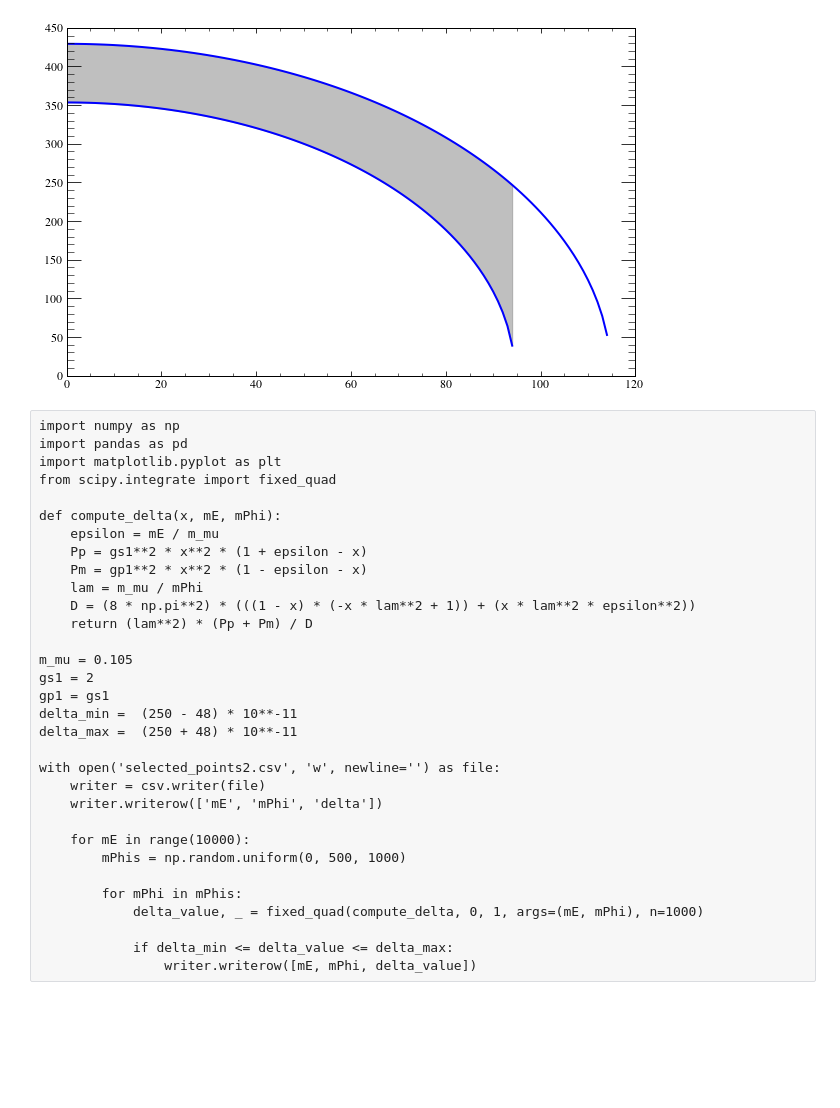
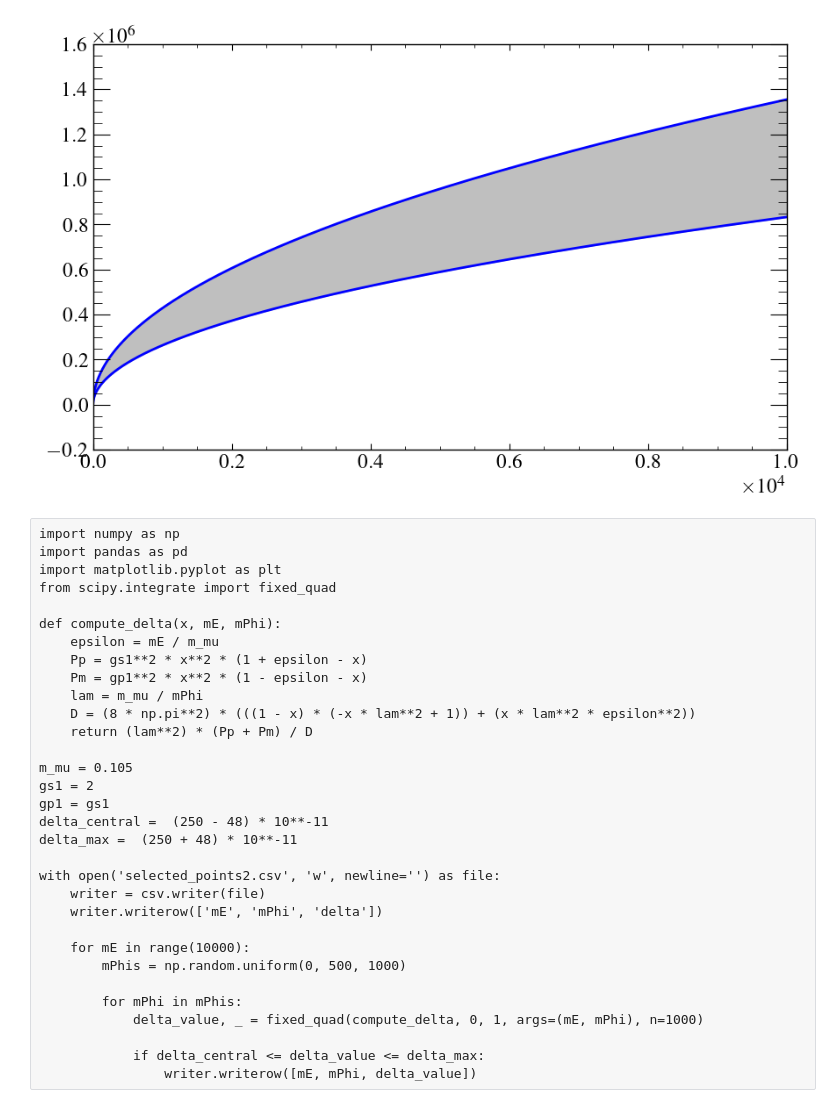
Before and after one commit to Yoxara/g-2_VectorlikeFermion, a Jupyter notebook: mEMphi.ipynb, the cells around one changed output. Cells and saved outputs as stored; diff of their text form; code cells hidden in the pictures; blank space fills up the shorter version.

Commit message:
plots

```diff
--- a/mEMphi.ipynb
+++ b/mEMphi.ipynb
@@ -25,53 +25,53 @@ import matplotlib.patheffects as pe
 # %%
 m_mu = 0.105  # Muon mass
 gs1 = 2
-gp1 = gs1
-delta_a_up = (250 + 48) * 10**-11
-delta_a_down = (250 - 48) * 10**-11
+gp1 = 0
+delta_a_up = (39 + 64) * 10**-11
+delta_a_central = (39) * 10**-11
 
 points_up = []
-points_down = []
+points_central = []
 
 #Pointsup
 for i in range(10000):
     mE = i
     epsilon = mE / m_mu
     Pp = lambda x: gs1**2 * x**2 * (1 - x + epsilon)
     Pm = lambda x: gp1**2 * x**2 * (1 - x - epsilon)
     integrand = lambda x: -(Pm(x) + Pp(x) - 8 * np.pi**2 * x * delta_a_up * (-1 + x + epsilon**2)) / (-1 + x)
     M_phi2_value, _ = fixed_quad(integrand, 0, 1, n=1000)
     M_phi2 = m_mu**2 / (8 * np.pi**2 * delta_a_up) * M_phi2_value
     M_phi = np.sqrt(M_phi2) if M_phi2 >= 0 else np.nan
     points_up.append((mE, M_phi))
 
 df_up = pd.DataFrame(points_up, columns=['mE', 'M_phi'])
 df_up.to_csv('points_up.csv', index=False)
 
-#Pointsdown
+#Pointscentral
 for i in range(10000):
     mE = i
     epsilon = mE / m_mu
     Pp = lambda x: gs1**2 * x**2 * (1 - x + epsilon)
     Pm = lambda x: gp1**2 * x**2 * (1 - x - epsilon)
-    integrand = lambda x: -(Pm(x) + Pp(x) - 8 * np.pi**2 * x * delta_a_down * (-1 + x + epsilon**2)) / (-1 + x)
+    integrand = lambda x: -(Pm(x) + Pp(x) - 8 * np.pi**2 * x * delta_a_central * (-1 + x + epsilon**2)) / (-1 + x)
     M_phi2_value, _ = fixed_quad(integrand, 0, 1, n=1000)
-    M_phi2 = m_mu**2 / (8 * np.pi**2 * delta_a_down) * M_phi2_value
+    M_phi2 = m_mu**2 / (8 * np.pi**2 * delta_a_central) * M_phi2_value
     M_phi = np.sqrt(M_phi2) if M_phi2 >= 0 else np.nan
-    points_down.append((mE, M_phi))
+    points_central.append((mE, M_phi))
 
-df_down = pd.DataFrame(points_down, columns=['mE', 'M_phi'])
-df_down.to_csv('points_down.csv', index=False)
+df_central = pd.DataFrame(points_central, columns=['mE', 'M_phi'])
+df_central.to_csv('points_central.csv', index=False)
 
 # Plotting
 x_vals_up, y_vals_up = zip(*points_up)
-x_vals_down, y_vals_down = zip(*points_down)
+x_vals_central, y_vals_central = zip(*points_central)
 
 plt.plot(x_vals_up, y_vals_up, color='blue', linewidth=2, label='ΔaZp up')
-plt.plot(x_vals_down, y_vals_down, color='blue', linewidth=2, label='ΔaZp down')
-plt.fill_between(x_vals_up, y_vals_up, y_vals_down, color='gray', alpha=0.5)
+plt.plot(x_vals_central, y_vals_central, color='blue', linewidth=2, label='ΔaZp central')
+plt.fill_between(x_vals_up, y_vals_up, y_vals_central, color='gray', alpha=0.5)
 plt.show()
 # %% [output]
-[figure, old version]
+[figure, new version]
 # %%
 import numpy as np
 import pandas as pd
@@ -121,7 +121,7 @@ def compute_delta(x, mE, mPhi):
 m_mu = 0.105
 gs1 = 2
 gp1 = gs1
-delta_min =  (250 - 48) * 10**-11
+delta_central =  (250 - 48) * 10**-11
 delta_max =  (250 + 48) * 10**-11
 
 with open('selected_points2.csv', 'w', newline='') as file:
@@ -134,5 +134,5 @@ with open('selected_points2.csv', 'w', newline='') as file:
         for mPhi in mPhis:
             delta_value, _ = fixed_quad(compute_delta, 0, 1, args=(mE, mPhi), n=1000)
 
-            if delta_min <= delta_value <= delta_max:
+            if delta_central <= delta_value <= delta_max:
                 writer.writerow([mE, mPhi, delta_value])
```
Also changed, not shown: parts of 5 cells of this notebook, 16 other files.
